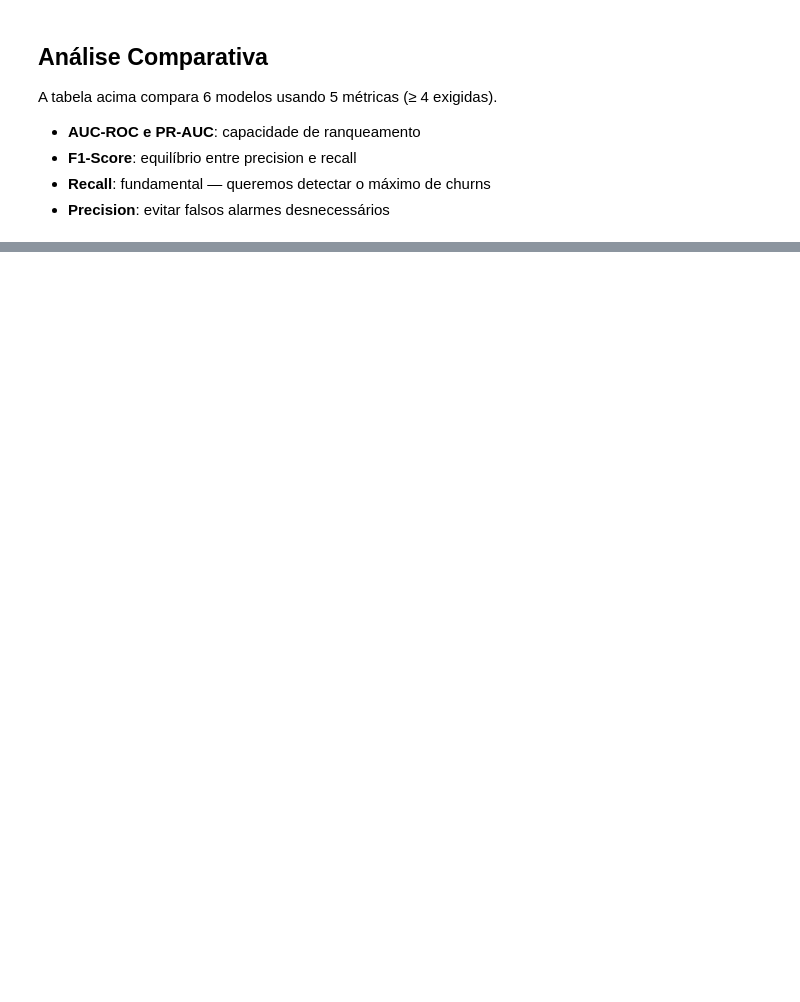
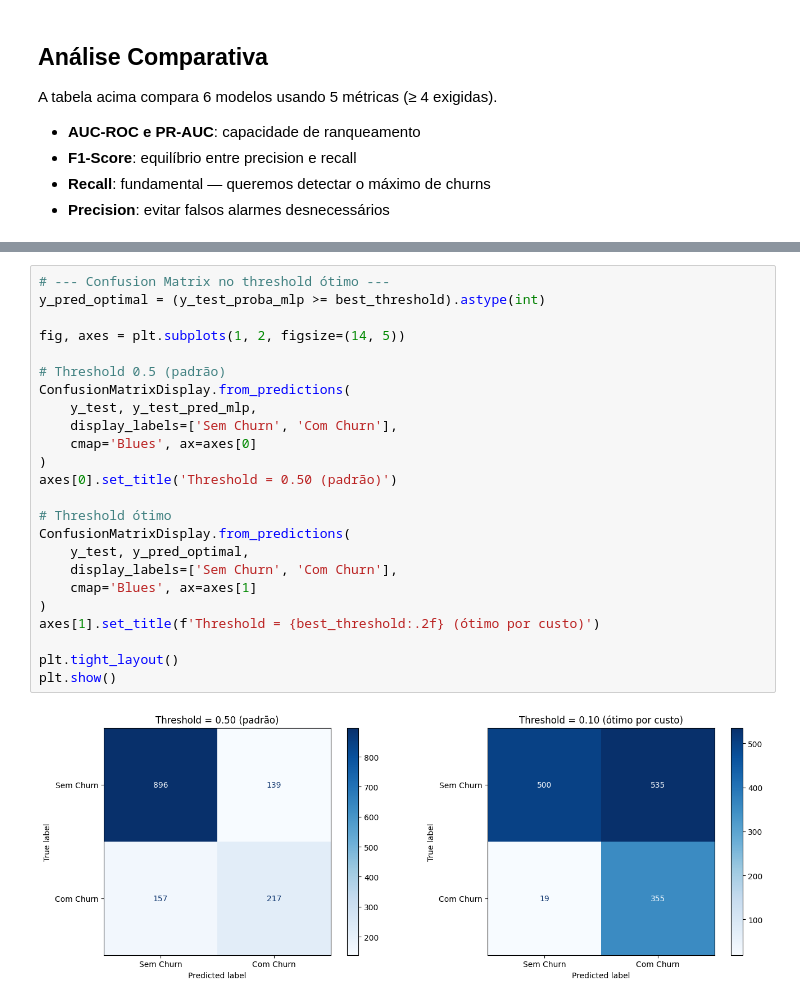
Before and after one commit to GuiCass/Tech-Challenge-Fase1, a Jupyter notebook: notebooks/mlp_pytorch.ipynb, the cells around one changed output, grey strips where cells are left out. Cells and saved outputs as stored; diff of their text form; blank space fills up the shorter version.

```diff
--- a/notebooks/mlp_pytorch.ipynb
+++ b/notebooks/mlp_pytorch.ipynb
@@ -407,0 +491,26 @@ A tabela acima compara 6 modelos usando 5 métricas (≥ 4 exigidas).
+# %%
+# --- Confusion Matrix no threshold ótimo ---
+y_pred_optimal = (y_test_proba_mlp >= best_threshold).astype(int)
+
+fig, axes = plt.subplots(1, 2, figsize=(14, 5))
+
+# Threshold 0.5 (padrão)
+ConfusionMatrixDisplay.from_predictions(
+    y_test, y_test_pred_mlp,
+    display_labels=['Sem Churn', 'Com Churn'],
+    cmap='Blues', ax=axes[0]
+)
+axes[0].set_title('Threshold = 0.50 (padrão)')
+
+# Threshold ótimo
+ConfusionMatrixDisplay.from_predictions(
+    y_test, y_pred_optimal,
+    display_labels=['Sem Churn', 'Com Churn'],
+    cmap='Blues', ax=axes[1]
+)
+axes[1].set_title(f'Threshold = {best_threshold:.2f} (ótimo por custo)')
+
+plt.tight_layout()
+plt.show()
+# %% [output]
+[figure, added]
```
Also changed, not shown: parts of 12 cells of this notebook.
